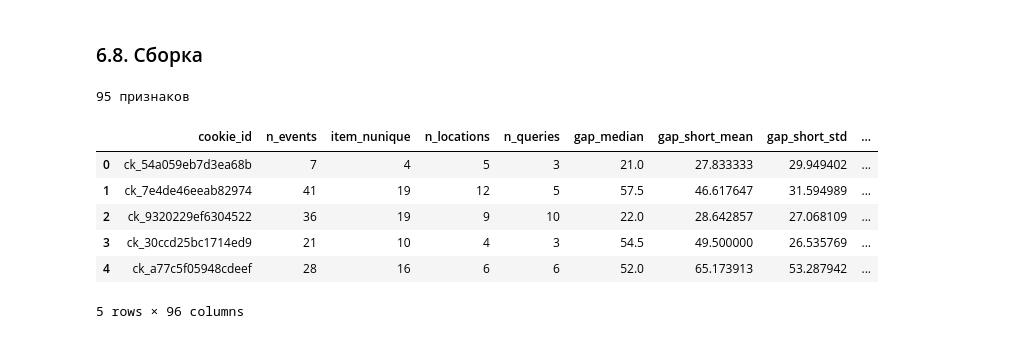
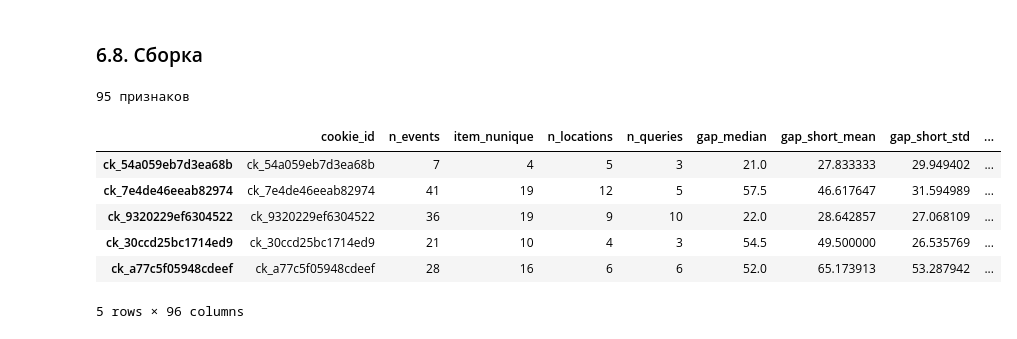
Before and after one commit to xloned/avito-bot-detection-challenge, a Jupyter notebook: solution.ipynb, the cells around one changed output. Saved outputs shown, nothing was run; the diff lists cells and outputs as text; code cells hidden in the pictures.

```diff
--- a/solution.ipynb
+++ b/solution.ipynb
@@ -784,8 +784,9 @@ def build_features(ev, meta):
 
 
 X = build_features(ev_all, meta)
-X_tr = X.iloc[:len(train)].reset_index(drop=True)
-X_te = X.iloc[len(train):].reset_index(drop=True)
+# индекс строк — cookie_id: так модель с target encoding (6.9) знает, чьи это признаки
+X_tr = X.iloc[:len(train)].set_axis(train.cookie_id.values)
+X_te = X.iloc[len(train):].set_axis(test.cookie_id.values)
 assert (X_tr.cookie_id.values == train.cookie_id.values).all() and (X_te.cookie_id.values == test.cookie_id.values).all()
 y_tr = train.target.values
 
@@ -794,37 +795,37 @@ FEATURE_GROUPS = {
     'baseline': ['n_events', 'item_nunique'],
     'rhythm_search': ['gap_median', 'max_page', 'n_locations', 'n_queries'],
     'event_shares': EVENT_SHARES,
     'cookie_age': ['cookie_age_h'],
     'sessions': ['gap_short_mean', 'gap_short_std', 'share_fast', 'n_sessions'],
     'pointer_draft': ['share_no_pointer', 'n_unique_pointer_x'],
     'pointer': ['n_ptr', 'share_no_pointer', 'ptr_spread', 'ptr_xstd_n', 'ptr_ystd_n', 'ptr_spread_z',
                 'ptr_std_px', 'ptr_aniso', 'ptr_kurt', 'ptr_clip_share', 'ptr_clip_n'],
     'rhythm': ['gin_cv', 'sess_rate'],
     'rhythm_sess_len': ['sess_n_mean'],
     'content': ['n_categories', 'cat_entropy', 'cat_top_share', 'loc_entropy', 'loc_top_share', 'big4_share',
                 'pro_share', 'pro_share_contact', 'n_pro_contacts', 'seller_na_share', 'cat_na_share', 'loc_na_share',
                 'item_cat_match_query', 'item_cat_in_queries', 'item_loc_in_search', 'n_search_locs', 'n_query_loc',
                 'n_query_loc_page', 'n_search', 'query_repeat', 'items_per_loc', 'item_repeat', 'items_per_search'],
     'item_popularity': ['irate_mean', 'irate_max', 'irate_med', 'irate_q75'],
     'item_popularity_7d': ['irate7d_mean', 'irate7d_max', 'irate7d_med', 'irate7d_q75'],
     'neighbors': ['nb_' + c for c in NEIGHBOR_BASE],
     'navigation': ['qmax_mean', 'searches_per_query', 's_jump', 'share_dup_qp', 'item_events', 'ev_per_item',
                    'item_revisit', 'iv_revisit', 'iv_per_search', 'share_act_orphan', 'photo_per_iv', 'fav_per_iv',
                    'seller_per_iv', 'contact_per_iv', 'share_items_contact', 'share_items_photo', 'share_items_fav',
                    'share_items_only_view', 'share_items_never_viewed'],
     'ua': ['ua_client', 'is_automation_ua', 'is_app', 'is_mweb', 'plat_code'],
 }
 assert set(c for cols in FEATURE_GROUPS.values() for c in cols) == set(X.columns) - {'cookie_id'}
 
 print(X.shape[1] - 1, 'признаков')
 X_tr.head()
 # %% [output]
 95 признаков
 |  | cookie_id | n_events | item_nunique | n_locations | n_queries | gap_median | gap_short_mean | gap_short_std | ... |
-| 0 | ck_54a059eb7d3ea68b | 7 | 4 | 5 | 3 | 21.0 | 27.833333 | 29.949402 | ... |
-| 1 | ck_7e4de46eeab82974 | 41 | 19 | 12 | 5 | 57.5 | 46.617647 | 31.594989 | ... |
-| 2 | ck_9320229ef6304522 | 36 | 19 | 9 | 10 | 22.0 | 28.642857 | 27.068109 | ... |
-| 3 | ck_30ccd25bc1714ed9 | 21 | 10 | 4 | 3 | 54.5 | 49.500000 | 26.535769 | ... |
-| 4 | ck_a77c5f05948cdeef | 28 | 16 | 6 | 6 | 52.0 | 65.173913 | 53.287942 | ... |
+| ck_54a059eb7d3ea68b | ck_54a059eb7d3ea68b | 7 | 4 | 5 | 3 | 21.0 | 27.833333 | 29.949402 | ... |
+| ck_7e4de46eeab82974 | ck_7e4de46eeab82974 | 41 | 19 | 12 | 5 | 57.5 | 46.617647 | 31.594989 | ... |
+| ck_9320229ef6304522 | ck_9320229ef6304522 | 36 | 19 | 9 | 10 | 22.0 | 28.642857 | 27.068109 | ... |
+| ck_30ccd25bc1714ed9 | ck_30ccd25bc1714ed9 | 21 | 10 | 4 | 3 | 54.5 | 49.500000 | 26.535769 | ... |
+| ck_a77c5f05948cdeef | ck_a77c5f05948cdeef | 28 | 16 | 6 | 6 | 52.0 | 65.173913 | 53.287942 | ... |
 5 rows × 96 columns
 # %% [markdown]
```
Also changed, not shown: parts of 19 cells of this notebook, 1 other file.
